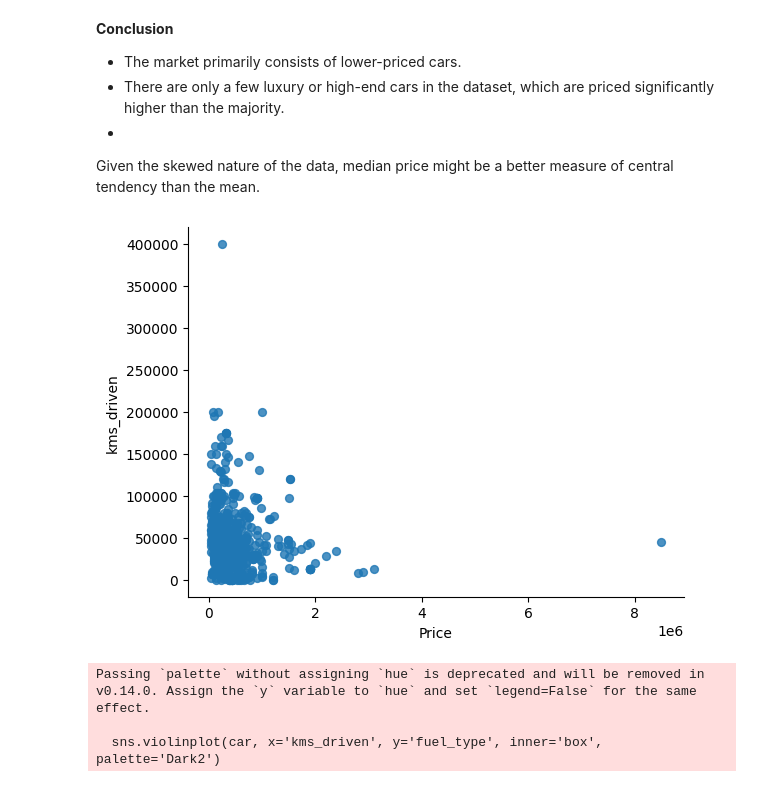
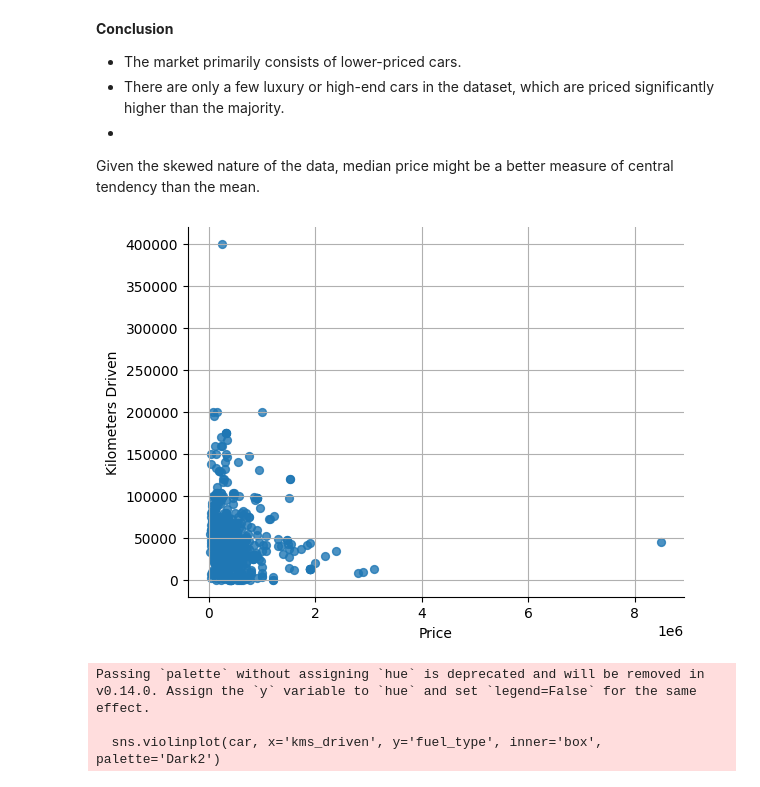
Before and after one commit to syed-ateeb-naveed/ML-CEP, a Jupyter notebook: ML_CEP.ipynb, the cells around one changed output. Saved outputs shown, nothing was run; the diff lists cells and outputs as text; code cells hidden in the pictures.

```diff
--- a/ML_CEP.ipynb
+++ b/ML_CEP.ipynb
@@ -362,16 +346,20 @@ plt.show()
 Given the skewed nature of the data, median price might be a better measure of central tendency than the mean.
 # %%
 import pandas as pd
+import matplotlib.pyplot as plt
 
 
-car['Price'] = pd.to_numeric(car['Price'])
 
-# Plotting
+
+# Plotting the scatter plot
 car.plot(kind='scatter', x='Price', y='kms_driven', s=32, alpha=0.8)
+plt.xlabel('Price')
+plt.ylabel('Kilometers Driven')
 plt.gca().spines[['top', 'right']].set_visible(False)
+plt.grid(True)
 plt.show()
 # %% [output]
-[figure, old version]
+[figure, new version]
 # %%
 # @title fuel_type vs kms_driven
 
```
Also changed, not shown: parts of 3 cells of this notebook.
